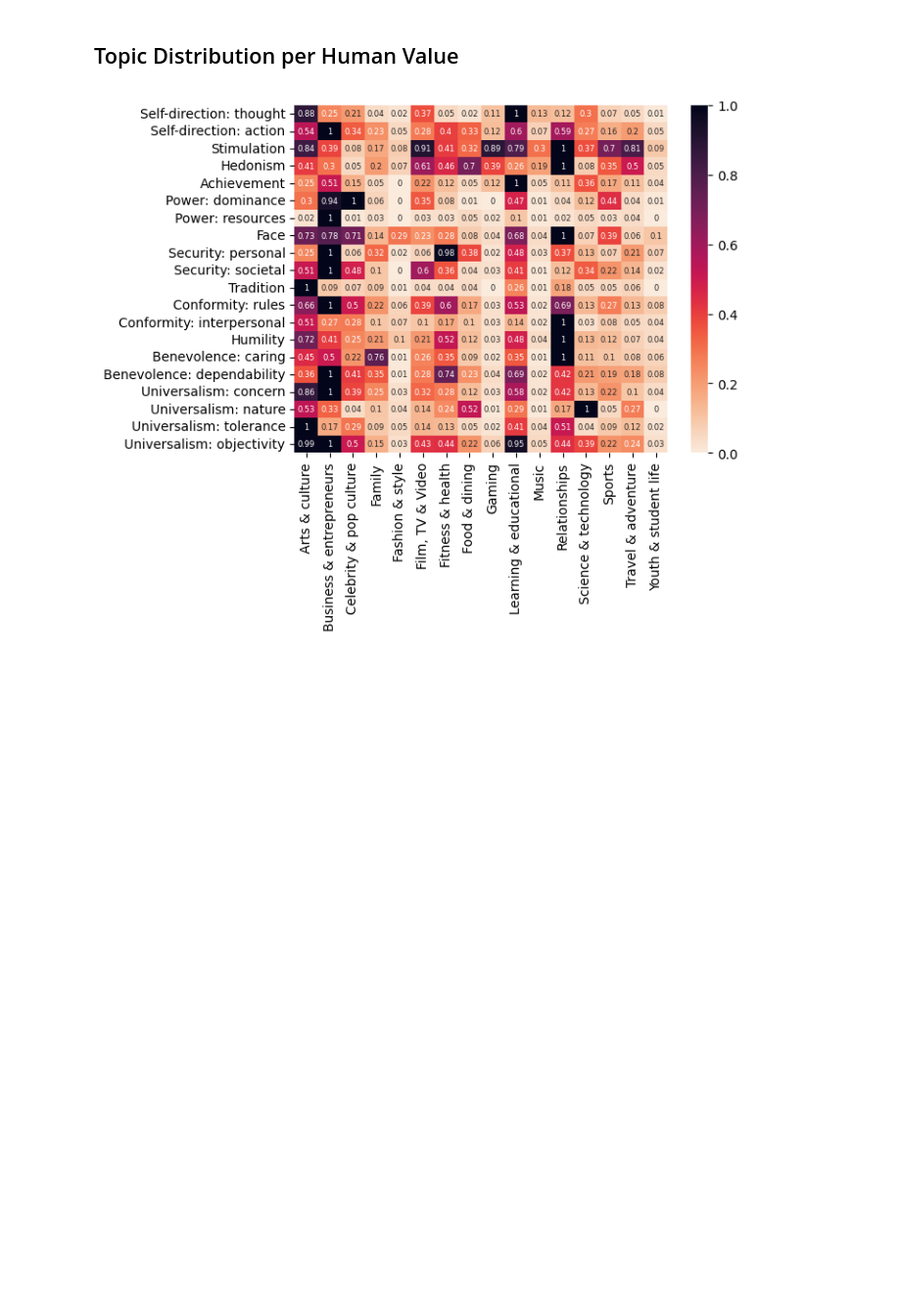
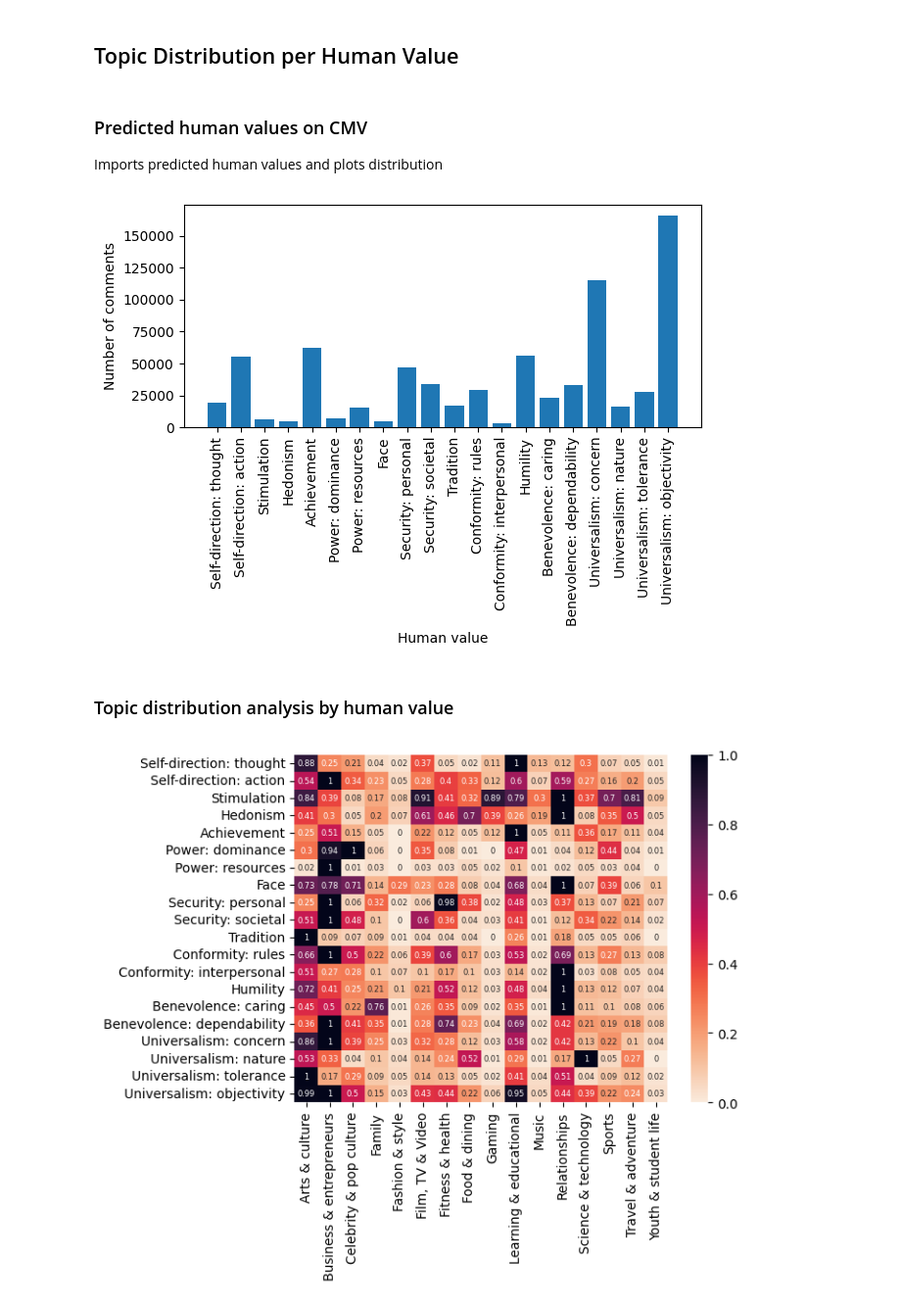
Before and after one commit to Lisa-dk/LTP, a Jupyter notebook: value_topic_analysis.ipynb, the cells around one changed output. Shown at 98% size. Saved outputs shown, nothing was run; the diff lists cells and outputs as text; code cells hidden in the pictures; blank space fills up the shorter version.

Commit message:
Added value distribution of CMV

```diff
--- a/value_topic_analysis.ipynb
+++ b/value_topic_analysis.ipynb
@@ -58,16 +58,33 @@ def get_value_labels(path=DATA_PATH):
     return np.array(classes)
 
 value_labels = get_value_labels()
+# %% [markdown]
+### Predicted human values on CMV
+Imports predicted human values and plots distribution
 # %%
-# Imports predicted human values for all comments and applies sigmoid
 all_values_raw = np.load("all_values_correct.npy")
 value_predictions = []
+count_prediction = [0 for _ in range(len(value_labels))]
 
 for idx, raw_score in enumerate(all_values_raw):
   score = expit(raw_score)
   predictions = (score >= 0.5) * 1
   predicted_values = np.argwhere(predictions).flatten().tolist()
+  for value in predicted_values:
+    count_prediction[value] += 1
   value_predictions.append(predicted_values)
+
+plt.bar(value_labels, count_prediction)
+plt.xticks(rotation=90)
+plt.ylabel("Number of comments")
+plt.xlabel("Human value")
+plt.tight_layout()
+plt.savefig(os.path.join("plots", "general_value_distrib.pdf"))
+plt.show()
+# %% [output]
+[figure, added]
+# %% [markdown]
+### Topic distribution analysis by human value
 # %%
 # Counts the number of comments per value and topic
 count_topic_per_value = np.zeros((len(value_labels), len(topic_labels)))
```
Also changed, not shown: parts of 1 cell of this notebook, 23 other files.
